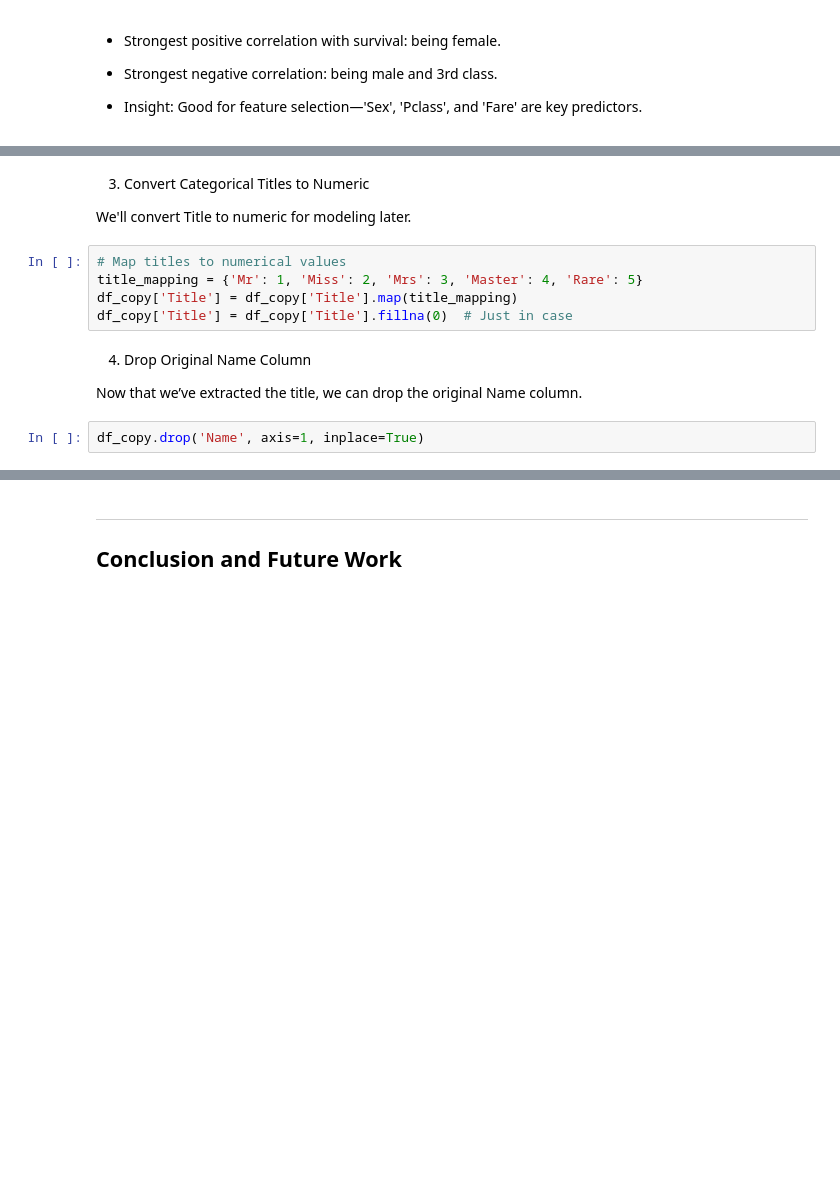
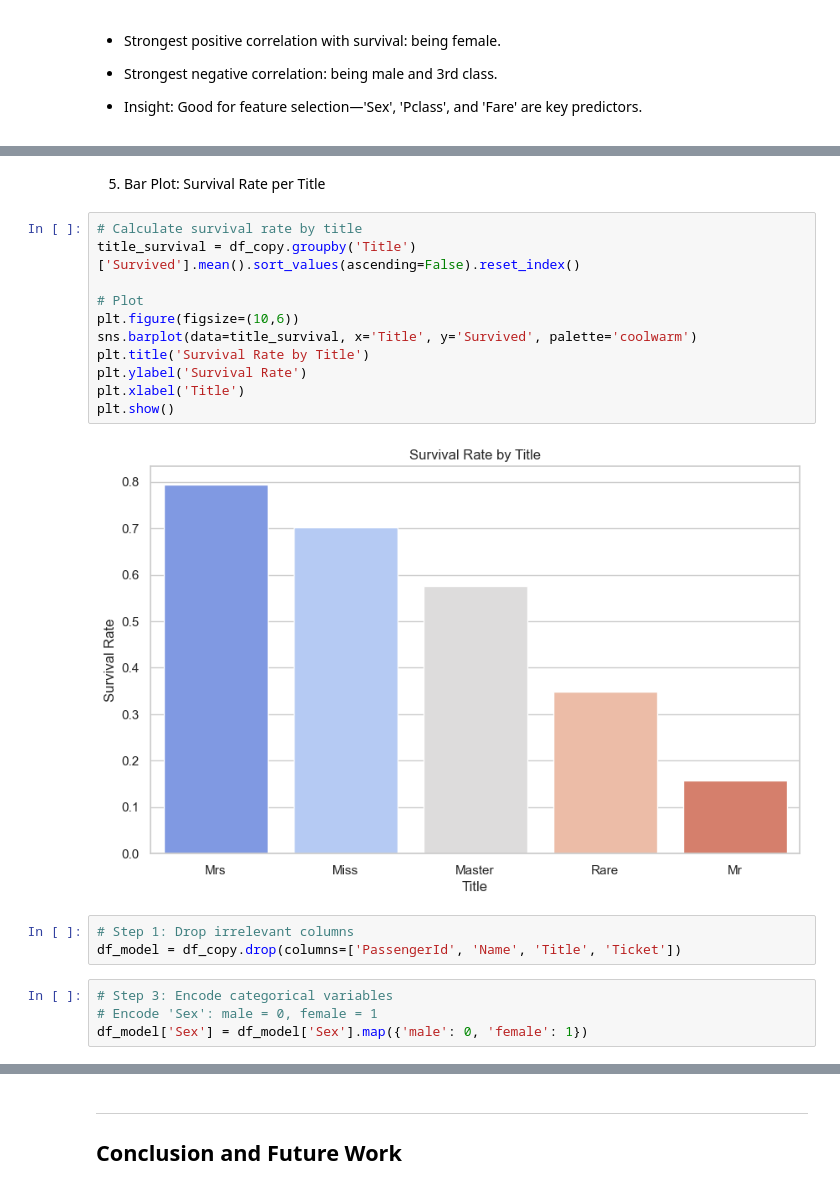
Before and after one commit to NoziphoNdebele/2025_Data_Science_Projects, a Jupyter notebook: TITANIC_SURVIVAL_PREDICTION/Titanic_Survival_Prediction.ipynb, the cells around one changed output, grey strips where cells are left out. Saved outputs shown, nothing was run; the diff lists cells and outputs as text; blank space fills up the shorter version.

```diff
--- a/TITANIC_SURVIVAL_PREDICTION/Titanic_Survival_Prediction.ipynb
+++ b/TITANIC_SURVIVAL_PREDICTION/Titanic_Survival_Prediction.ipynb
@@ -658,15 +655,22 @@ Name: count, dtype: int64
-# %% [markdown]
-3. Convert Categorical Titles to Numeric
-
-We'll convert Title to numeric for modeling later.
-# %%
-# Map titles to numerical values
-title_mapping = {'Mr': 1, 'Miss': 2, 'Mrs': 3, 'Master': 4, 'Rare': 5}
-df_copy['Title'] = df_copy['Title'].map(title_mapping)
-df_copy['Title'] = df_copy['Title'].fillna(0)  # Just in case
-# %% [markdown]
-4. Drop Original Name Column
-
-Now that we’ve extracted the title, we can drop the original Name column.
-# %%
-df_copy.drop('Name', axis=1, inplace=True)
+# %% [markdown]
+5. Bar Plot: Survival Rate per Title
+# %%
+# Calculate survival rate by title
+title_survival = df_copy.groupby('Title')['Survived'].mean().sort_values(ascending=False).reset_index()
+
+# Plot
+plt.figure(figsize=(10,6))
+sns.barplot(data=title_survival, x='Title', y='Survived', palette='coolwarm')
+plt.title('Survival Rate by Title')
+plt.ylabel('Survival Rate')
+plt.xlabel('Title')
+plt.show()
+# %% [output]
+[figure, added]
+# %%
+# Step 1: Drop irrelevant columns
+df_model = df_copy.drop(columns=['PassengerId', 'Name', 'Title', 'Ticket'])
+# %%
+# Step 3: Encode categorical variables
+# Encode 'Sex': male = 0, female = 1
+df_model['Sex'] = df_model['Sex'].map({'male': 0, 'female': 1})
```
Also changed, not shown: parts of 19 cells of this notebook.
